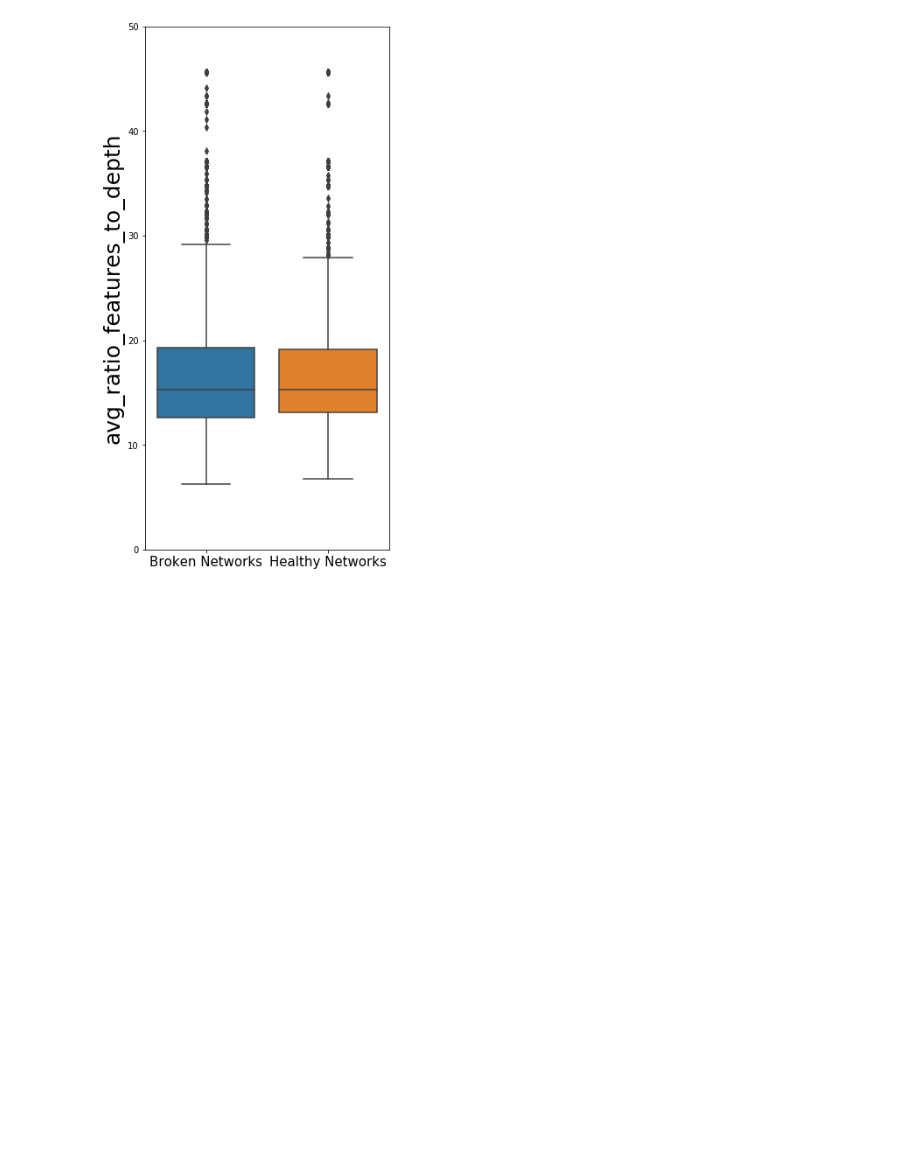
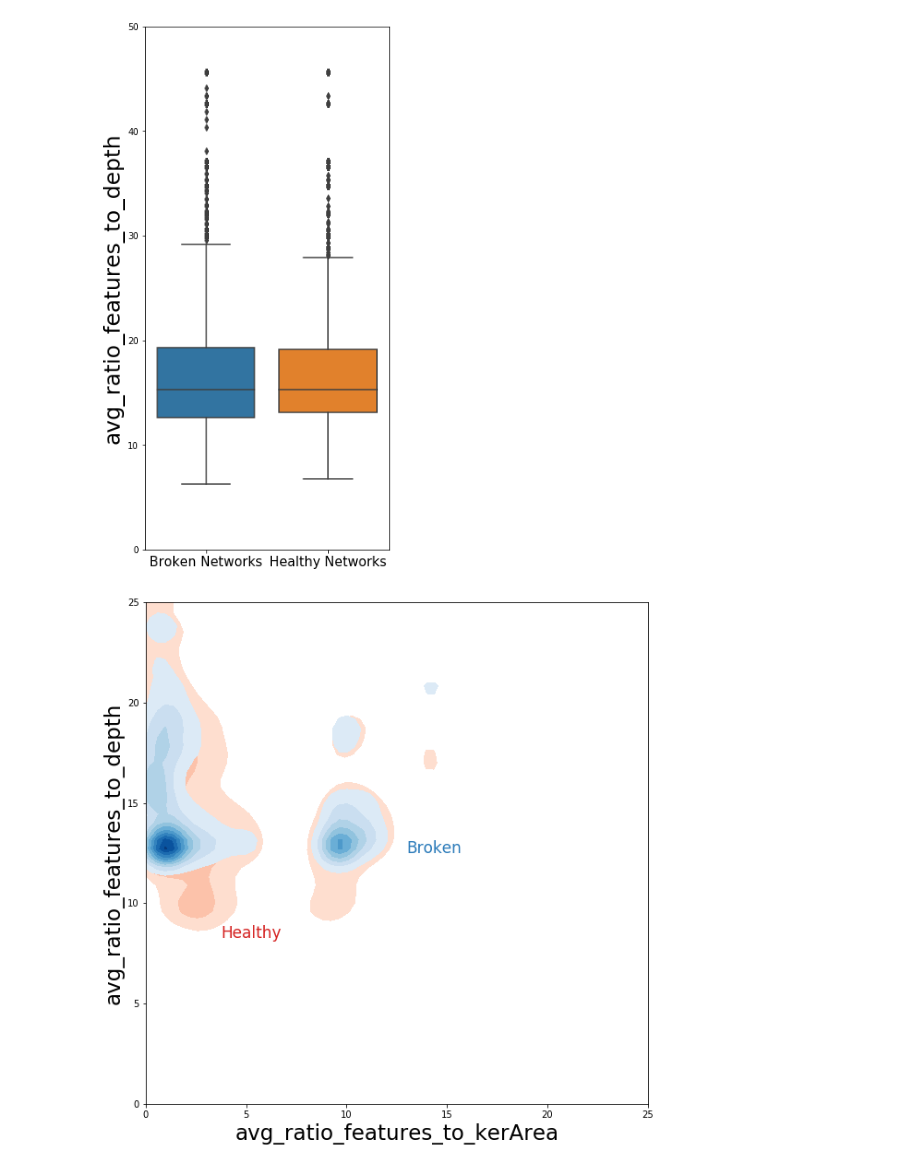
Before and after one commit to Duchstf/CNN-Architectural-Analysis, a Jupyter notebook: MINERvA-Vertex-Finding/Code/First-population-analysis.ipynb, the cells around one changed output. Drawn from its saved outputs; the diff is of its cells as text; code cells hidden in the pictures; blank space fills up the shorter version.

```diff
--- a/MINERvA-Vertex-Finding/Code/First-population-analysis.ipynb
+++ b/MINERvA-Vertex-Finding/Code/First-population-analysis.ipynb
@@ -225,3 +225,30 @@ fig.set_xlabel('')
 # %% [output]
 Text(0.5, 0, '')
 [figure]
+# %%
+df['group'] = [0 if x < 0.100533 else 1 for x in df['final_accuracy']]
+# %%
+#avg_ratio_features_to_kerArea and avg_ratio_features_to_depth
+data1 = df[df['group'] == 0]
+data2 = df[df['group'] == 1]
+# Set up the figure
+f, ax = plt.subplots(figsize=(10, 10))
+ax.set_aspect("equal")
+
+# Draw the two density plots
+ax = sns.kdeplot(data1['avg_ratio_features_to_kerArea'], data1['avg_ratio_features_to_depth'],
+                 cmap="Reds", shade=True, shade_lowest=False)
+ax = sns.kdeplot(data2['avg_ratio_features_to_kerArea'], data2['avg_ratio_features_to_depth'],
+                 cmap="Blues", shade=True, shade_lowest=False)
+
+# Add labels to the plot
+red = sns.color_palette("Reds")[-2]
+blue = sns.color_palette("Blues")[-2]
+ax.text(13, 12.5, "Broken", size=17, color=blue)
+ax.text(3.75, 8.25, "Healthy", size=17, color=red)
+plt.xlim(0,25)
+plt.ylim(0,25)
+ax.yaxis.label.set_size(23)
+ax.xaxis.label.set_size(23)
+# %% [output]
+[figure, added]
```
Also changed, not shown: parts of 11 cells of this notebook, 1 other file.
